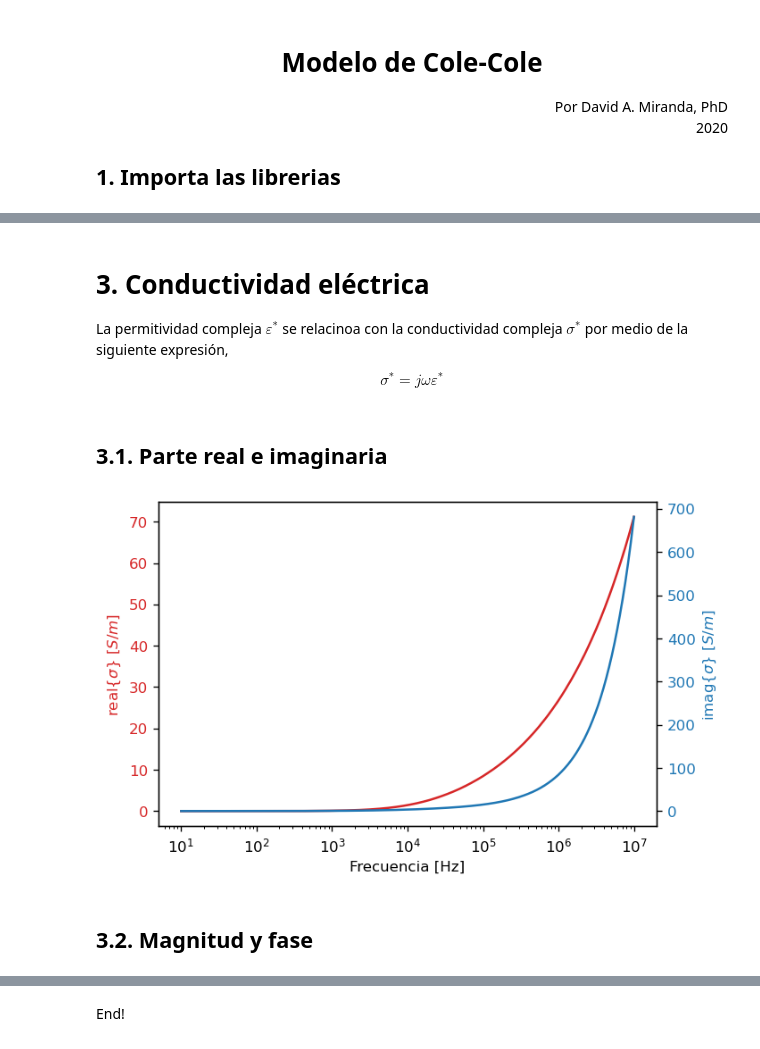
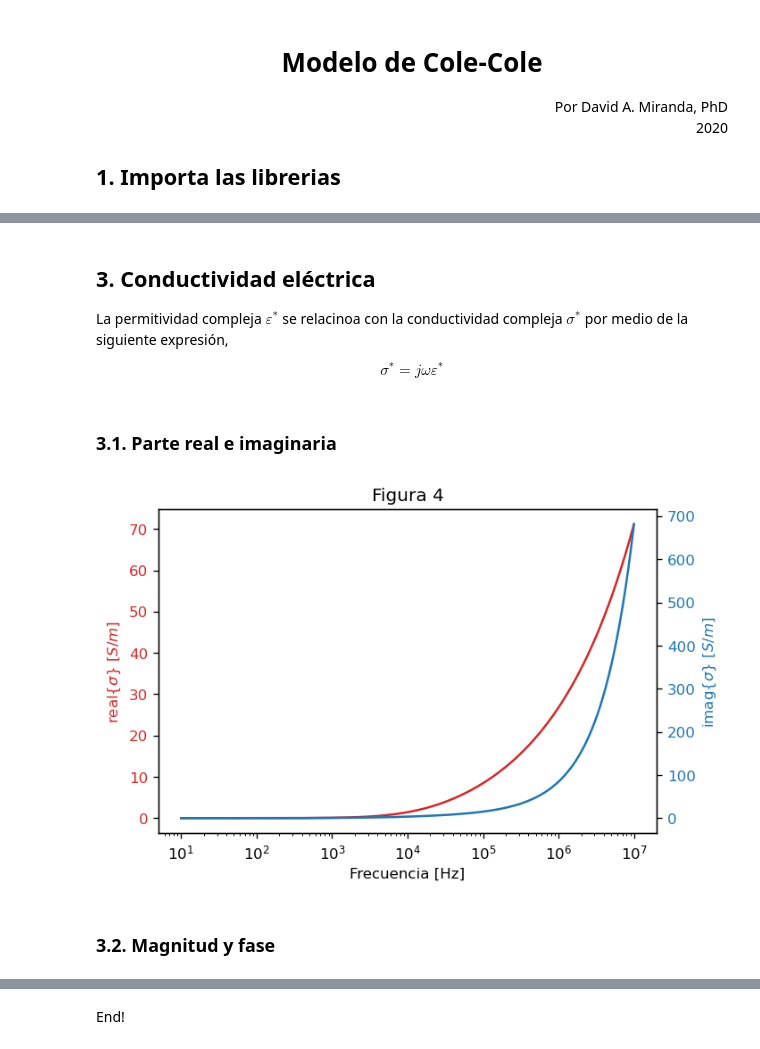
Before and after one commit to davidalejandromiranda/fisicoquimica, a Jupyter notebook: impedancia/ModeloColeCole.ipynb, the cells around one changed output, grey strips where cells are left out. Saved outputs shown, nothing was run; the diff lists cells and outputs as text; code cells hidden in the pictures.

```diff
--- a/impedancia/ModeloColeCole.ipynb
+++ b/impedancia/ModeloColeCole.ipynb
@@ -82,28 +86,30 @@ _ = plt.axis([0, xy_max, 0, xy_max])
 # %% [markdown]
-# 3. Conductividad eléctrica
+## 3. Conductividad eléctrica
 La permitividad compleja $\varepsilon^*$ se relacinoa con la conductividad compleja $\sigma^*$ por medio de la siguiente expresión,
 
 $$\sigma^* = j\omega \varepsilon^*$$
 # %%
 sigma = 1j*w*epsilon
 # %% [markdown]
-## 3.1. Parte real e imaginaria
+### 3.1. Parte real e imaginaria
 # %%
 fig, ax1 = plt.subplots(dpi=120)
+plt.title('Figura 4')
+
 color = 'tab:red'
 ax1.set_xlabel('Frecuencia [Hz]')
 ax1.set_ylabel(r'real{$\sigma$} $[S/m]$', color=color)
 ax1.semilogx(f,  sigma.real, color=color)
 ax1.tick_params(axis='y', labelcolor=color)
 
 ax2 = ax1.twinx()
 color = 'tab:blue'
 ax2.set_ylabel(r'imag{$\sigma$} $[S/m]$', color=color)
 ax2.semilogx(f, sigma.imag, color=color)
 ax2.tick_params(axis='y', labelcolor=color)
 # %% [output]
-[figure, old version]
+[figure, new version]
 # %% [markdown]
-## 3.2. Magnitud y fase
+### 3.2. Magnitud y fase
 # %%
 fig, ax1 = plt.subplots(dpi=120)
```
Also changed, not shown: parts of 18 cells of this notebook.
